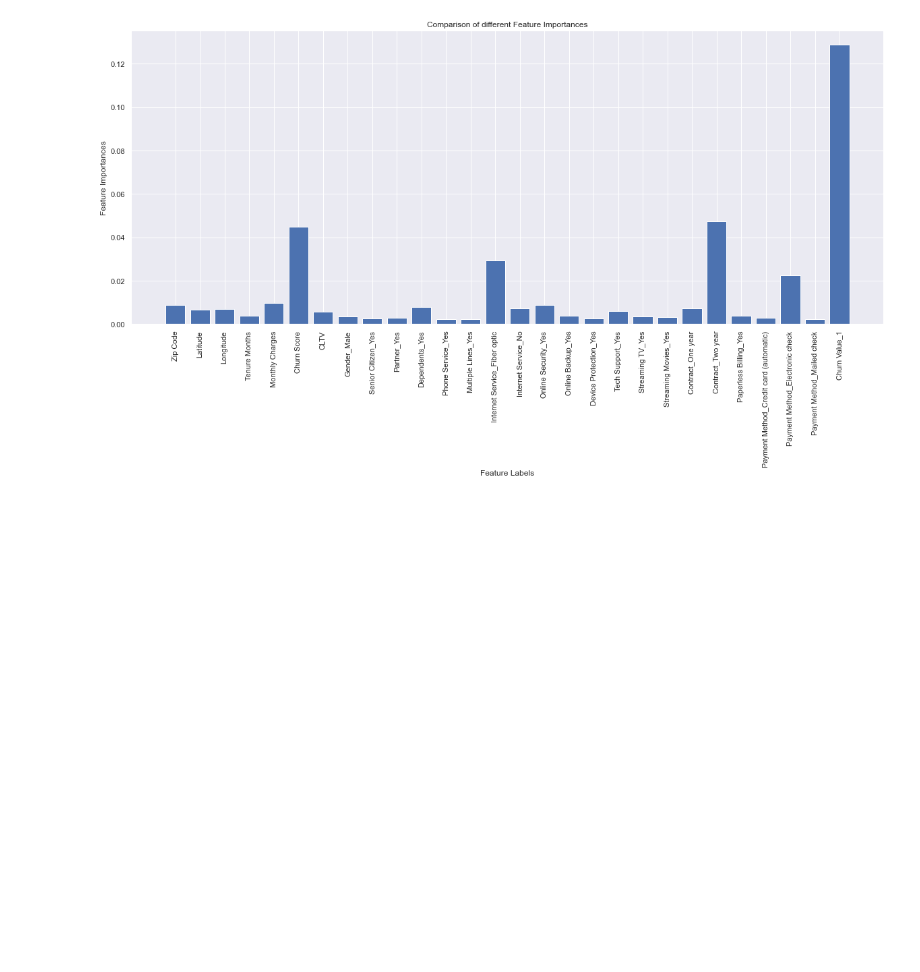
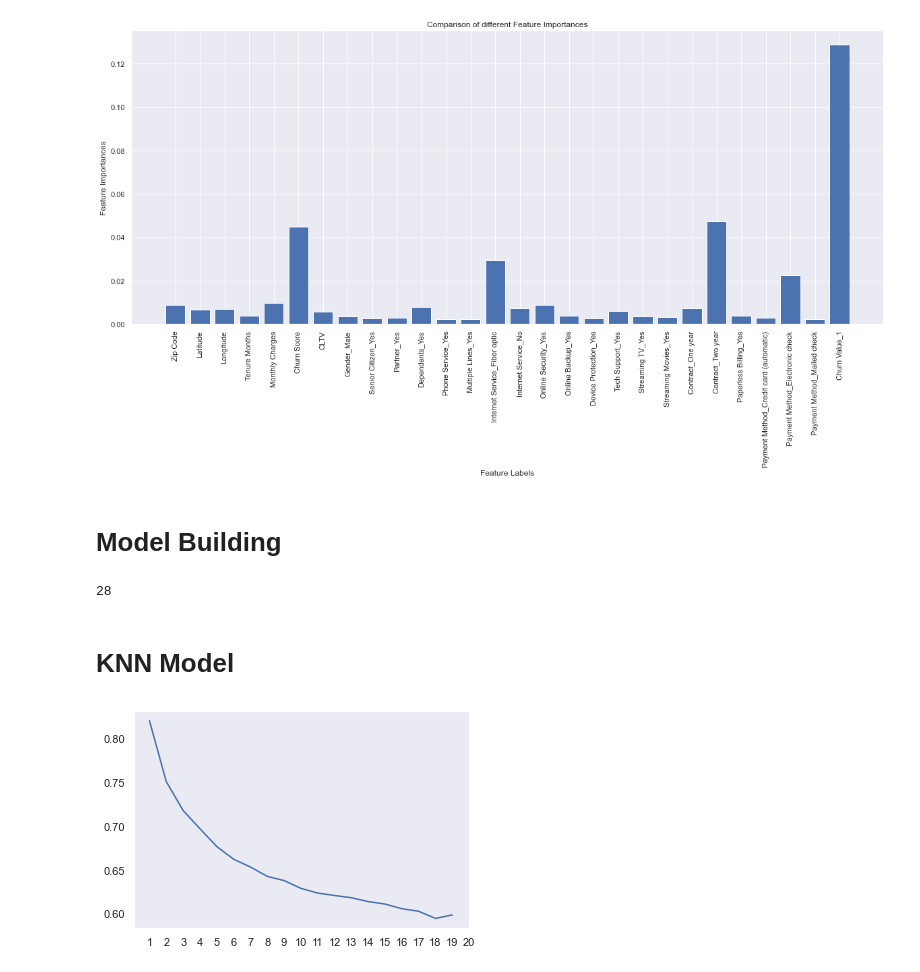
Before and after one commit to HengKevin/churnModel, a Jupyter notebook: churnModel.ipynb, the cells around one changed output. Saved outputs shown, nothing was run; the diff lists cells and outputs as text; code cells hidden in the pictures; blank space fills up the shorter version.

```diff
--- a/churnModel.ipynb
+++ b/churnModel.ipynb
@@ -308,3 +308,38 @@ plt.title('Comparison of different Feature Importances')
 plt.show()
 # %% [output]
 [figure]
+# %% [markdown]
+# Model Building
+# %%
+# Create Dependent and Independent Variables
+from sklearn.model_selection import train_test_split
+
+X_train, X_test, y_train, y_test = train_test_split(X_over, y_over, random_state=42)
+# %%
+len(X_train.columns)
+# %% [output]
+28
+# %% [markdown]
+# KNN Model
+# %%
+from sklearn.svm import SVC
+from sklearn.model_selection import RandomizedSearchCV
+from sklearn.neighbors import KNeighborsClassifier
+from sklearn.linear_model import LogisticRegression
+from sklearn.ensemble import RandomForestClassifier
+from sklearn.model_selection import cross_val_score
+
+knn_scores = []
+for k in range(1, 20):
+    knn = KNeighborsClassifier(n_neighbors=k)
+    scores = cross_val_score(knn, X_train, y_train, cv=5)
+    knn_scores.append(scores.mean())
+
+x_ticks = [i for i in range(1, 21)]
+x_labels = x_ticks
+
+plt.plot([k for k in range(1, 20)], knn_scores)
+plt.xticks(ticks=x_ticks, labels=x_labels)
+plt.grid()
+# %% [output]
+[figure, added]
```
Also changed, not shown: parts of 1 cell of this notebook.
